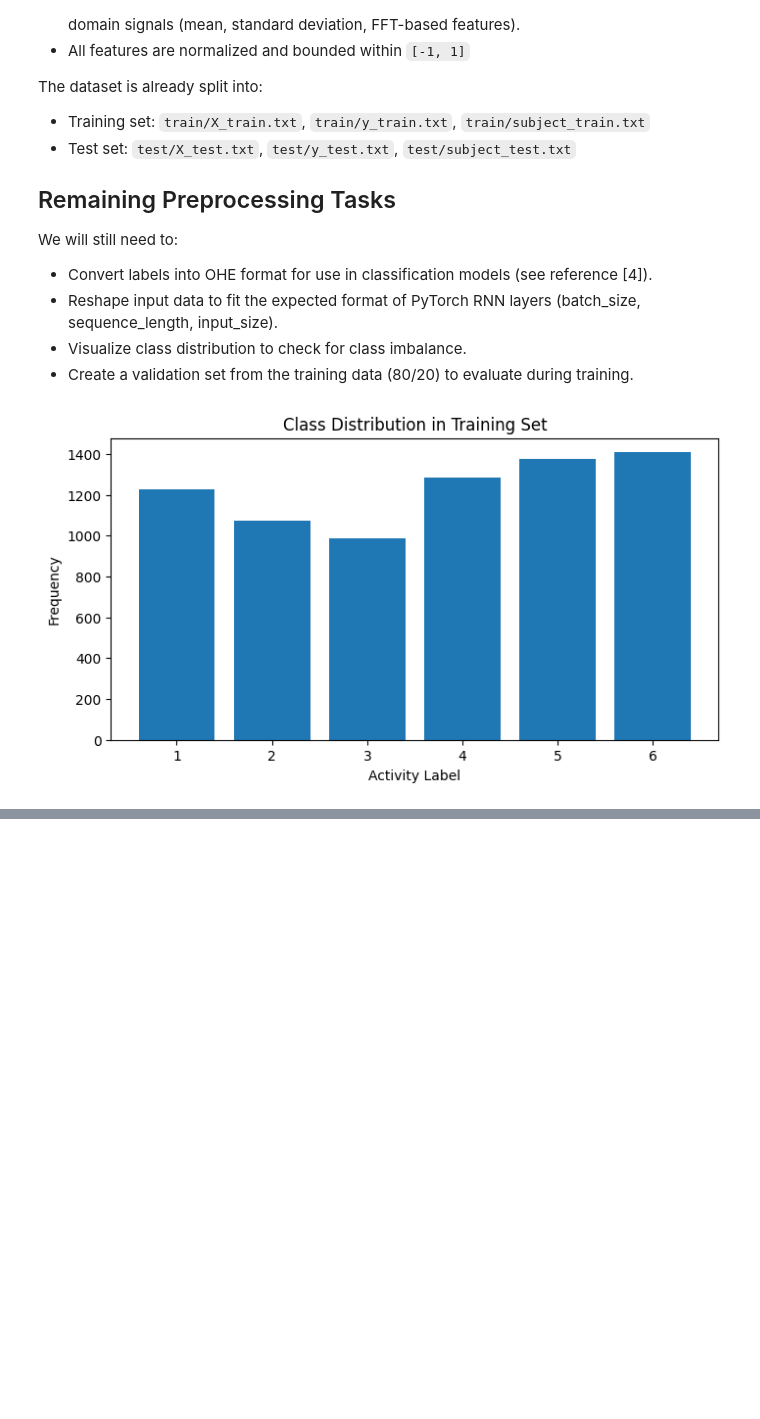
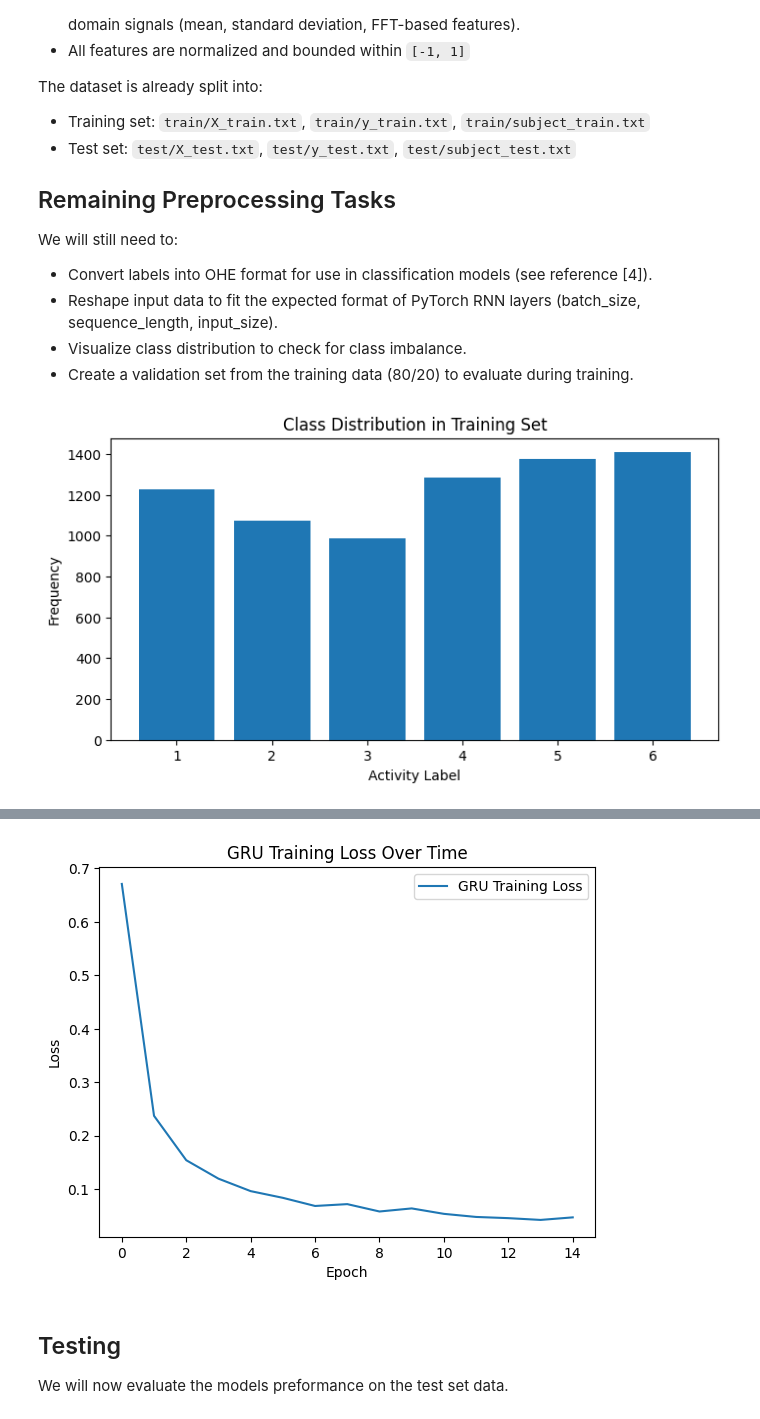
Before and after one commit to Kyle-J13/proj-ai-ml, a Jupyter notebook: projects/ADL-classifiers/RNN/ADL-RNN.ipynb, the cells around one changed output, grey strips where cells are left out. Drawn from its saved outputs; the diff is of its cells as text; code cells hidden in the pictures; blank space fills up the shorter version.

```diff
--- a/projects/ADL-classifiers/RNN/ADL-RNN.ipynb
+++ b/projects/ADL-classifiers/RNN/ADL-RNN.ipynb
@@ -91,0 +323,13 @@ activation function ss
+# %%
+# Evaluate LSTM on test set using macro F1 score
+lstm_model.eval()
+all_preds, all_targets = [], []
+with torch.no_grad():
+    for X_batch, y_batch in test_loader:
+        outputs = lstm_model(X_batch)
+        _, predicted = torch.max(outputs, 1)
+        all_preds.extend(predicted.tolist())
+        all_targets.extend(y_batch.tolist())
+
+lstm_test_f1 = f1_score(all_targets, all_preds, average='macro')
+print(f"LSTM Test F1 Score: {lstm_test_f1:.4f}")
@@ -91,0 +353,62 @@ activation function ss
+# %%
+# Define GRU model (see reference [2])
+class GRUClassifier(nn.Module):
+    def __init__(self, input_size=561, hidden_size=128, output_size=6):
+        super(GRUClassifier, self).__init__()
+        self.gru = nn.GRU(input_size, hidden_size, batch_first=True)
+        self.fc = nn.Linear(hidden_size, output_size)
+
+    def forward(self, x):
+        out, _ = self.gru(x)
+        out = out[:, -1, :]   # Use last time step out for classification
+        return self.fc(out)
+
+# Initialize GRU model
+gru_model = GRUClassifier()
+criterion = nn.CrossEntropyLoss()  # see reference [6]
+optimizer = optim.Adam(gru_model.parameters(), lr=0.001)
+
+# Training loop
+gru_train_losses = []
+gru_val_f1_scores = []
+epochs = 15
+
+for epoch in range(epochs):
+    gru_model.train()
+    epoch_loss = 0
+
+    # Training
+    for X_batch, y_batch in train_loader:
+        optimizer.zero_grad()
+        logits = gru_model(X_batch)
+        loss = criterion(logits, y_batch)
+        loss.backward()
+        optimizer.step()
+        epoch_loss += loss.item()
+
+    gru_train_losses.append(epoch_loss / len(train_loader))
+
+    # Validation
+    gru_model.eval()
+    all_preds, all_targets = [], []
+    with torch.no_grad():
+        for X_batch, y_batch in val_loader:
+            outputs = gru_model(X_batch)
+            _, predicted = torch.max(outputs, 1)
+            all_preds.extend(predicted.tolist())
+            all_targets.extend(y_batch.tolist())
+
+    # Compute F1 score for validation set (see reference [7])
+    val_f1 = f1_score(all_targets, all_preds, average='macro')
+    gru_val_f1_scores.append(val_f1)
+
+    print(f"[GRU] Epoch {epoch+1}/{epochs} - Loss: {epoch_loss:.4f} - F1: {val_f1:.4f}")
+
+# Plot loss
+plt.plot(gru_train_losses, label='GRU Training Loss')
+plt.xlabel('Epoch')
+plt.ylabel('Loss')
+plt.title('GRU Training Loss Over Time')
+plt.legend()
+plt.show()
+# %% [output]
@@ -91,0 +430,5 @@ activation function ss
+[figure, added]
+# %% [markdown]
+## Testing
+
+We will now evaluate the models preformance on the test set data.
```
Also changed, not shown: parts of 14 cells of this notebook.
